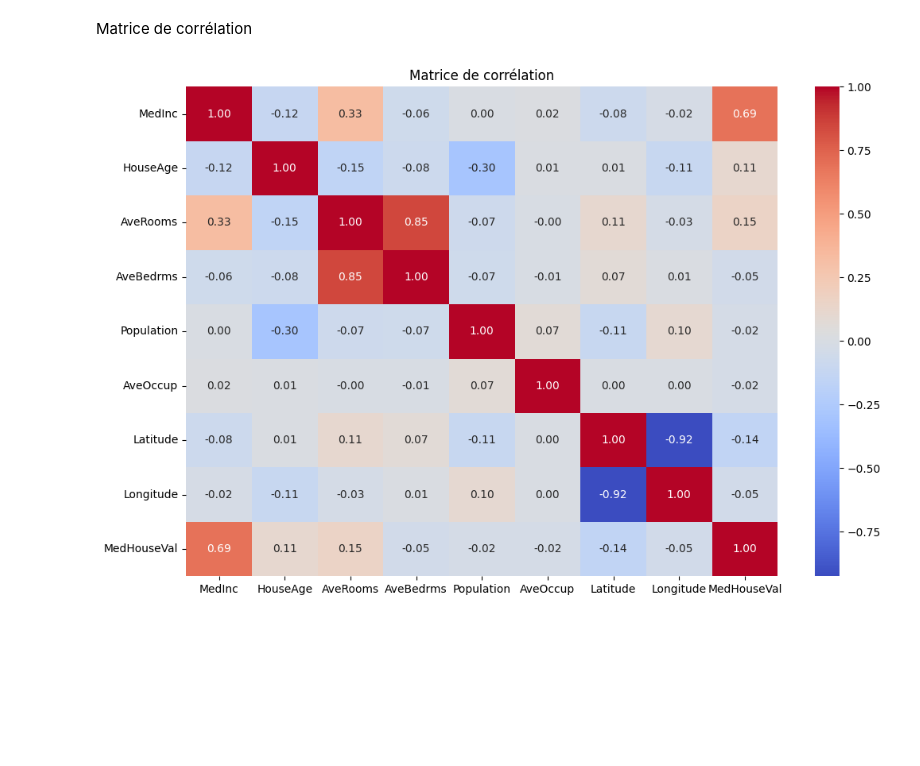
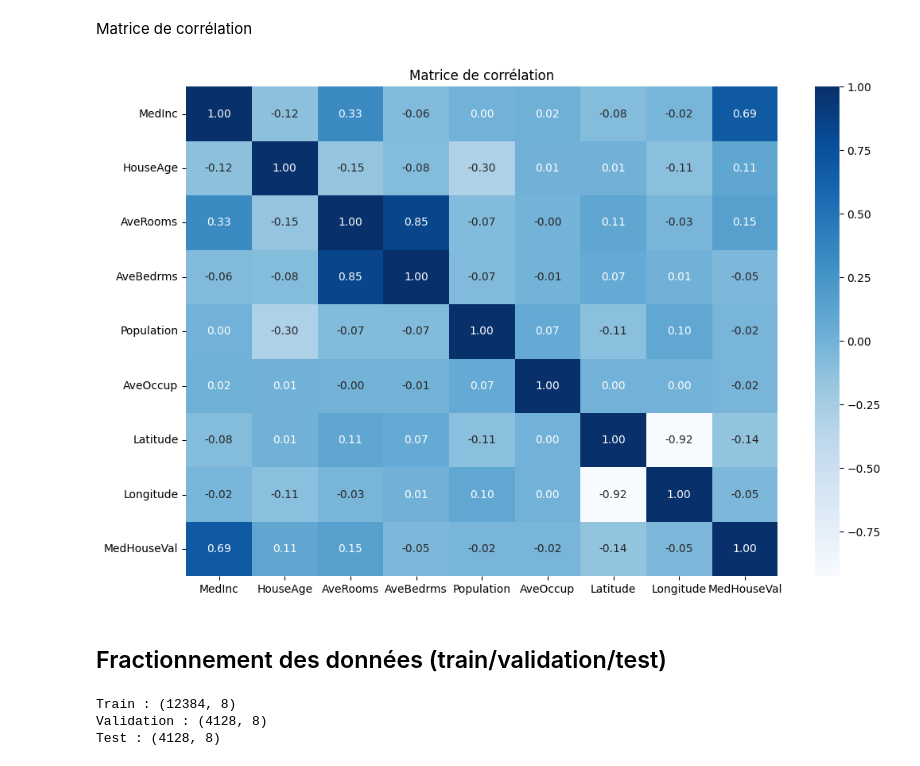
Before and after one commit to MathieuFan22/TP-ML-Mirada, a Jupyter notebook: Regression_California_Housing_MIRADA.ipynb, the cells around one changed output. Cells and saved outputs as stored; diff of their text form; code cells hidden in the pictures; blank space fills up the shorter version.

Commit message:
Splitting datas

```diff
--- a/Regression_California_Housing_MIRADA.ipynb
+++ b/Regression_California_Housing_MIRADA.ipynb
@@ -109,9 +109,41 @@ Matrice de corrélation
 # %%
 corr_matrix = df.corr()
 
 plt.figure(figsize=(12, 8))
-sns.heatmap(corr_matrix, annot=True, cmap="coolwarm", fmt=".2f")
+sns.heatmap(corr_matrix, annot=True, cmap="Blues", fmt=".2f")
 plt.title("Matrice de corrélation")
 plt.show()
 # %% [output]
-[figure, old version]
+[figure, new version]
+# %% [markdown]
+## Fractionnement des données (train/validation/test)
+# %%
+from sklearn.model_selection import train_test_split
+
+X = df.drop(columns=["MedHouseVal"])
+y = df["MedHouseVal"]
+
+# 80% pour train+validation, 20% pour test
+X_trainval, X_test, y_trainval, y_test = train_test_split(
+    X, y, test_size=0.2, random_state=0
+)
+
+
+X_train, X_val, y_train, y_val = train_test_split(
+    X_trainval, y_trainval, test_size=0.25, random_state=0
+    # 0.25 car 20% c'est 25% de 80%
+)
+
+#100% total
+#├── 80% trainval
+#│   ├── 60% train       (75% de 80%)
+#│   └── 20% validation  (25% de 80%)
+#└── 20% test
+
+print("Train :", X_train.shape)
+print("Validation :", X_val.shape)
+print("Test :", X_test.shape)
+# %% [output]
+Train : (12384, 8)
+Validation : (4128, 8)
+Test : (4128, 8)
```
